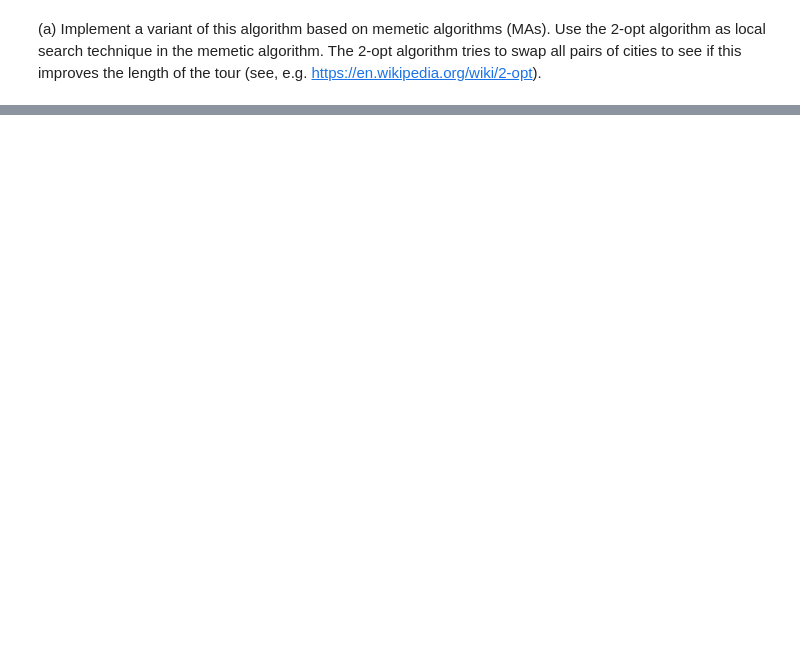
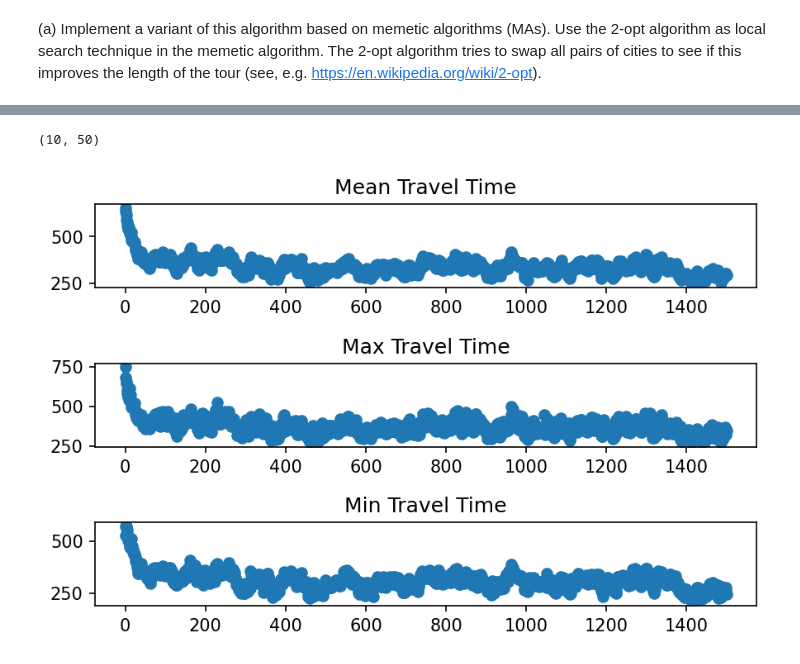
Before and after one commit to JanSchering/natural_computing, a Jupyter notebook: assignment_1/Ex6.ipynb, the cells around one changed output, grey strips where cells are left out. Saved outputs shown, nothing was run; the diff lists cells and outputs as text; code cells hidden in the pictures; blank space fills up the shorter version.

```diff
--- a/assignment_1/Ex6.ipynb
+++ b/assignment_1/Ex6.ipynb
@@ -228,6 +232,58 @@ def two_opt_search(phen:List[int], eval_fitness) -> List[int]:
         # End local search if no progress has been made
         if not found_better_phen:
             break
+    return phen
-# %%
-def two_opt_MA():
-    pass
+# %%
+def two_opt_MA(city_dist:np.ndarray, pop_size:int, max_gen:int):
+    # Define chromosome length of the phenotypes
+    num_chromosomes = city_dist.shape[0]
+    # Initialize the population of candidate solutions
+    population = init_population(pop_size, num_chromosomes)
+    print(population.shape)
+    for i in range(population.shape[0]):
+        population[i] = two_opt_search(population[i], eval_fitness)
+    # Create array to collect fitness statistics
+    stats = []
+    stats.append(eval_population(population, get_travel_time)[:-1])
+    # probability for mutation
+    p_m = 0.1
+    # initial generation
+    gen = 1
+    while gen < max_gen:
+        new_pop = np.zeros(population.shape, dtype=int)
+        for i in range(0, pop_size, 2):
+            parent1 = tournament_select(population, eval_fitness)
+            parent2 = tournament_select(population, eval_fitness)
+            offspring1, offspring2 = crossover(population[parent1], population[parent2])
+            new_pop[i] = offspring1
+            new_pop[i+1] = offspring2
+            if random.random() < p_m:
+                new_pop[i] = mutate(new_pop[i])
+            if random.random() < p_m:
+                new_pop[i+1] = mutate(new_pop[i+1])
+            new_pop[i] = two_opt_search(new_pop[i], eval_fitness)
+            new_pop[i+1] = two_opt_search(new_pop[i], eval_fitness)
+
+        stats.append(eval_population(new_pop, get_travel_time)[:-1])
+        population = new_pop
+        gen += 1
+    fig, axs = plt.subplots(3, facecolor='w')
+    axs[0].scatter(np.arange(max_gen), [stat[0] for stat in stats])
+    axs[0].title.set_text("Mean Travel Time")
+    axs[1].scatter(np.arange(max_gen), [stat[1] for stat in stats])
+    axs[1].title.set_text("Max Travel Time")
+    axs[2].scatter(np.arange(max_gen), [stat[2] for stat in stats])
+    axs[2].title.set_text("Min Travel Time")
+    fig.tight_layout()
+    fig.set_dpi(150)
+    return population, stats
+
+city_dist = get_cities(cities_path)
+max_gens = 1500
+pop_size = 10
+# Create fitness function
+eval_fitness, get_travel_time = get_fitness_func(city_dist)
+population, stats = two_opt_MA(city_dist, pop_size, max_gens)
+# %% [output]
+(10, 50)
+[figure, added]
```
Also changed, not shown: parts of 11 cells of this notebook, 7 other files.
